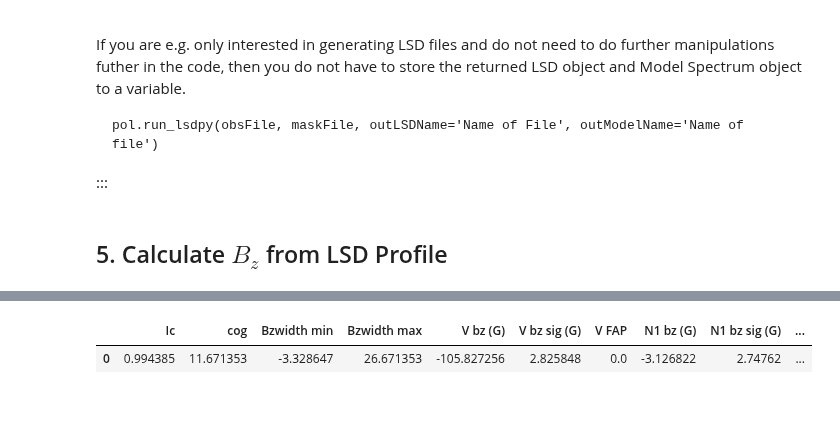
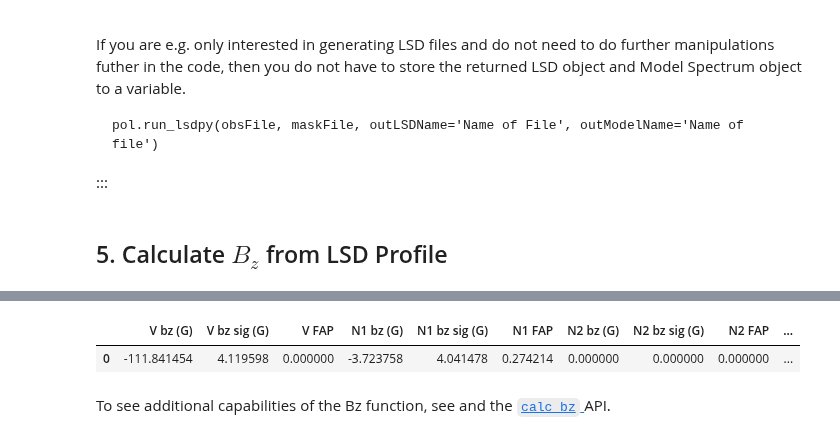
Before and after one commit to folsomcp/specpolFlow, a Jupyter notebook: docs-jb/GetStarted/OneObservationFlow_Tutorial.ipynb, the cells around one changed output, grey strips where cells are left out. Cells and saved outputs as stored; diff of their text form; code cells hidden in the pictures; blank space fills up the shorter version.

Commit message:
Update the Tutorials that uses the Bz function
for the new order and names of the result dictionary elements

```diff
--- a/docs-jb/GetStarted/OneObservationFlow_Tutorial.ipynb
+++ b/docs-jb/GetStarted/OneObservationFlow_Tutorial.ipynb
@@ -256,13 +231,12 @@ To see additional capabilities of the Bz function, see [SpecpolFlow](https://git
 LSD_outfile = 'OneObservationFlow_tutorialfiles/test_output/hd46328_test_1.lsd'
 
 # Bz calculation using manual cog selection
-vrad = 12
-velrange = [-18,42] # the velocity range over which the center line is found
+velrange = [-50,75] # the velocity range over which the center line is found
 bzwidth = 20 # this is the width about the center line used to calculate Bz
 
 lsd = pol.read_lsd(LSD_outfile)
-Bz, fig = lsd.calc_bz(cog = vrad, velrange = velrange, bzwidth = bzwidth,
-                      plot = True, figsize=(8,8))
+Bz, fig = lsd.calc_bz(cog = 'I', velrange = velrange, bzwidth = bzwidth, norm='auto',
+                      plot = True, figsize=(6,6))
 # %% [output]
 using AUTO method for the normalization
   using the median of the continuum outside of the line
@@ -276,8 +243,0 @@ pd.DataFrame(data=[Bz])
-# %%
-# Bz calculation using automatic cog selection (I)
-vsini = 15
-vrad = 12
-
-lsd = pol.read_lsd(LSD_outfile)
-Bz, fig = lsd.calc_bz(cog = 'I', velrange = [(vrad-1.5*vsini),(vrad+1.5*vsini)], bzwidth = vsini,
-                      plot = True, figsize=(8,8))
@@ -288,5 +265,7 @@ using AUTO method for the normalization
 # %%
-pd.DataFrame(data=[Bz])
+pd.DataFrame(data=[Bz]).style
 # %% [output]
-|  | Ic | cog | Bzwidth min | Bzwidth max | V bz (G) | V bz sig (G) | V FAP | N1 bz (G) | N1 bz sig (G) | ... |
-| 0 | 0.994385 | 11.671353 | -3.328647 | 26.671353 | -105.827256 | 2.825848 | 0.0 | -3.126822 | 2.74762 | ... |
+|  | V bz (G) | V bz sig (G) | V FAP | N1 bz (G) | N1 bz sig (G) | N1 FAP | N2 bz (G) | N2 bz sig (G) | N2 FAP | ... |
+| 0 | -111.841454 | 4.119598 | 0.000000 | -3.723758 | 4.041478 | 0.274214 | 0.000000 | 0.000000 | 0.000000 | ... |
+# %% [markdown]
+To see additional capabilities of the Bz function, see [](../Tutorials/6-CalculateBz_Tutorial.ipynb) and the <a href='../API/LSD_API.html#specpolFlow.LSD.calc_bz'>`calc_bz` </a> API.
```
Also changed, not shown: parts of 6 cells of this notebook, 2 other files.
